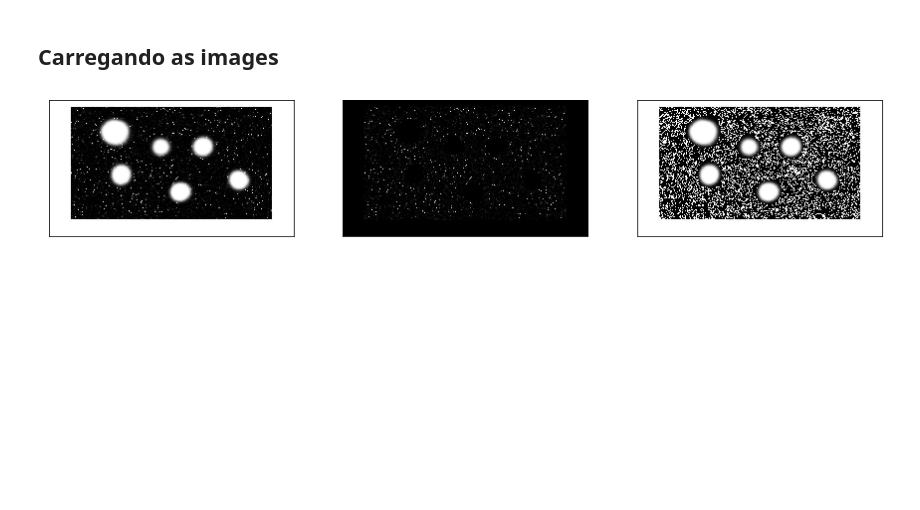
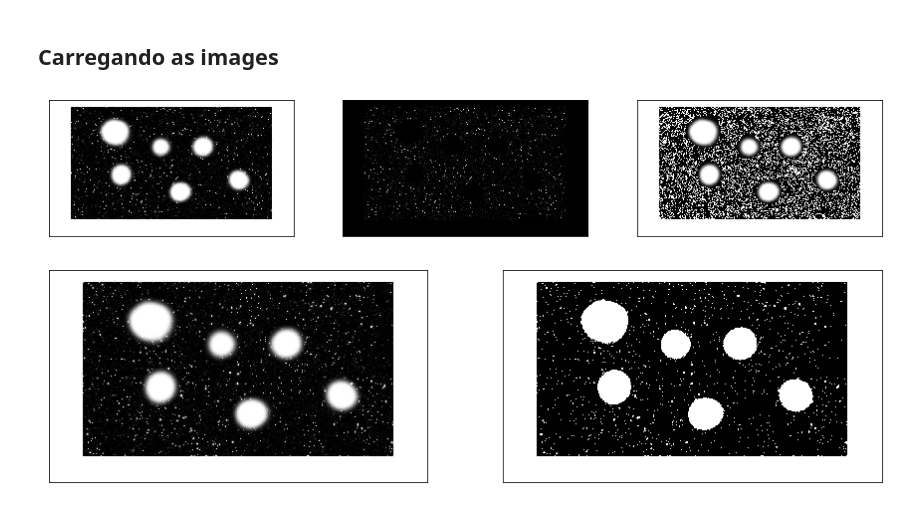
Before and after one commit to achiaver/computer_vision, a Jupyter notebook: trabalho_05/notebooks/trabalho_05.ipynb, the cells around one changed output. Cells and saved outputs as stored; diff of their text form; code cells hidden in the pictures; blank space fills up the shorter version.

```diff
--- a/trabalho_05/notebooks/trabalho_05.ipynb
+++ b/trabalho_05/notebooks/trabalho_05.ipynb
@@ -50,3 +48,24 @@ ax2.set_yticks([])
 plt.show()
 # %% [output]
 [figure]
+# %%
+cosmos_entrada_bin = img2binary(cosmos_entrada)
+# %%
+fig = plt.figure(figsize = (15, 9))
+
+grid = plt.GridSpec(1, 2, fig)
+
+ax0 = fig.add_subplot(grid[0, 0])
+ax1 = fig.add_subplot(grid[0, 1])
+
+ax0.imshow(cosmos_entrada, cmap = 'gray')
+ax0.set_xticks([])
+ax0.set_yticks([])
+
+ax1.imshow(cosmos_entrada_bin, cmap = 'gray')
+ax1.set_xticks([])
+ax1.set_yticks([])
+
+plt.show()
+# %% [output]
+[figure, added]
```
Also changed, not shown: parts of 22 cells of this notebook.
